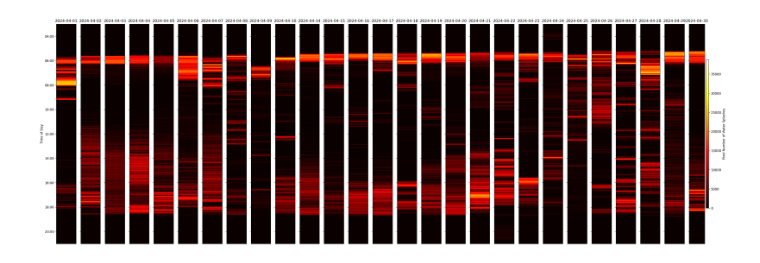
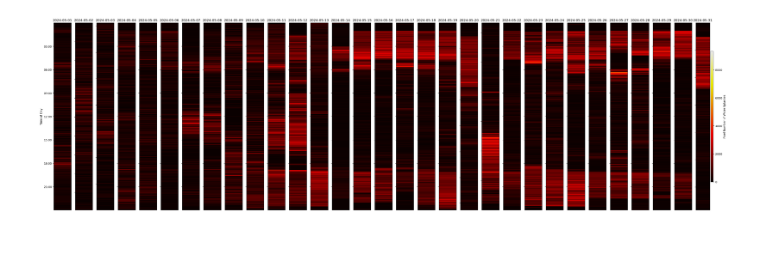
Before and after one commit to Eat-Apple-Again/RipplesDetection, a Jupyter notebook: ar0DB/inference/draw_heatmap.ipynb, the cells around one changed output. Cells and saved outputs as stored; diff of their text form; code cells hidden in the pictures.

```diff
--- a/ar0DB/inference/draw_heatmap.ipynb
+++ b/ar0DB/inference/draw_heatmap.ipynb
@@ -50,7 +50,7 @@ def plot_heatmap(times, pixel_numbers, json_date):
     plt.show()
 
 # 假設你的JSON檔案路徑
-json_data = read_json('C:/天_11157065/NAS_data/鱸魚_高雄黃明和/frames-20240418/pixel_counts_20240418.json')
+json_data = read_json("C:/天_11157065/NAS_data/午仔魚_屏東張詳誌/屏東張詳誌/jsons/pixel_counts_20240418.json")
 times, pixel_numbers = process_data(json_data)
 
 # 從任一時間點提取日期來作為標題（假定所有時間點都在同一天）
@@ -105,38 +105,36 @@ def plot_heatmap(ax, times, pixel_numbers, json_date, is_first, is_last):
     plt.gcf().autofmt_xdate()
 
     ax.set_title(json_date)
 
     if is_first:
         ax.set_ylabel('Time of Day')
     elif is_last:
         ax.set_yticklabels([])
         cbar = plt.colorbar(img, ax=ax, aspect=50)
         cbar.set_label('Pixel Number of Water Splashes')
     else:
         ax.set_yticklabels([])
 
-
-# 處理一個資料夾內的所有JSON檔案
 def process_folder(folder_path):
     json_files = [f for f in sorted(os.listdir(folder_path)) if f.endswith('.json')]
     json_files = sorted(json_files, key=lambda x: datetime.strptime(x.replace('pixel_counts_', '').replace('.json', ''), '%Y%m%d'))
 
-    fig, axes = plt.subplots(1, len(json_files), figsize=(30, 10))
+    fig, axes = plt.subplots(1, len(json_files), figsize=(35, 10))
 
     for ax, filename in zip(axes, json_files):
         json_path = os.path.join(folder_path, filename)
         json_data = read_json(json_path)
         times, pixel_numbers = process_data(json_data)
         json_date = times[0].strftime('%Y-%m-%d')
         plot_heatmap(ax, times, pixel_numbers, json_date, ax is axes[0], ax is axes[-1])
 
     plt.tight_layout()
     plt.show()
 
 #folder_path = select_folder()
-process_folder("C:/天_11157065/NAS_data/鱸魚_高雄黃明和/jsons")
+process_folder("C:/天_11157065/NAS_data/午仔魚_屏東張詳誌/屏東張詳誌/jsons")
 # %% [output]
-[figure, old version]
+[figure, new version]
 # %%
 import matplotlib.pyplot as plt
 import matplotlib.dates as mdates
```
Also changed, not shown: 1 other file.
